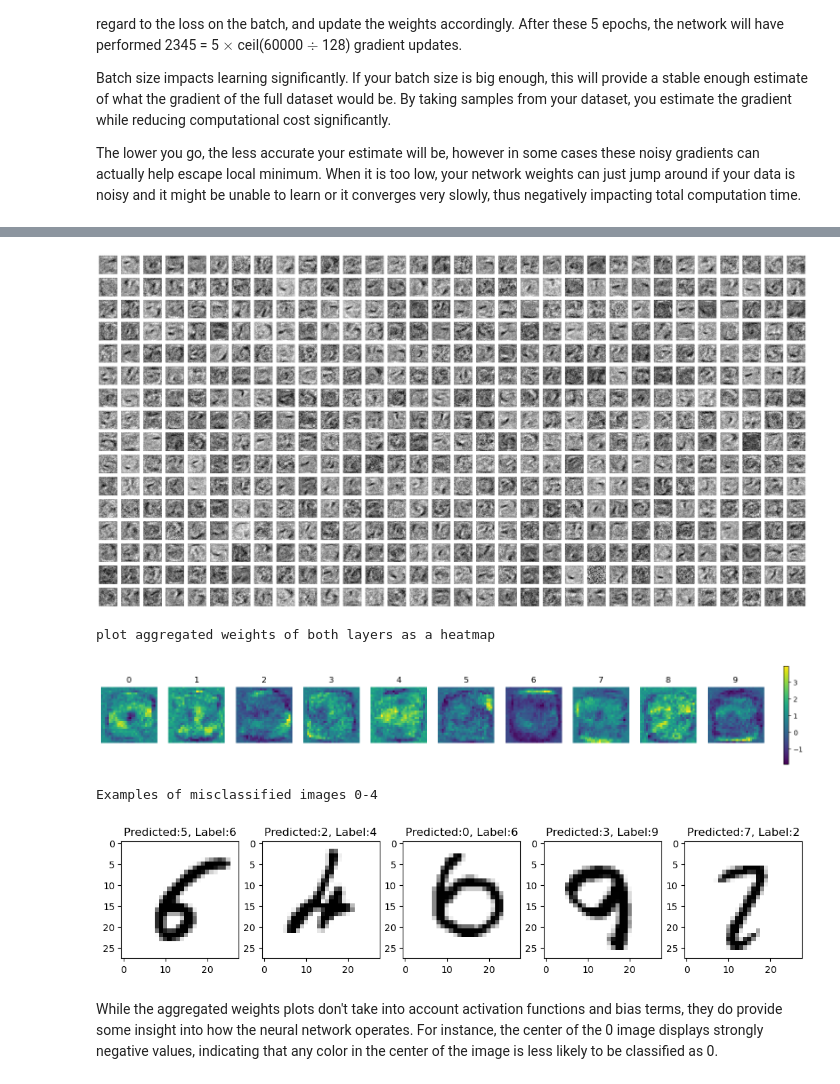
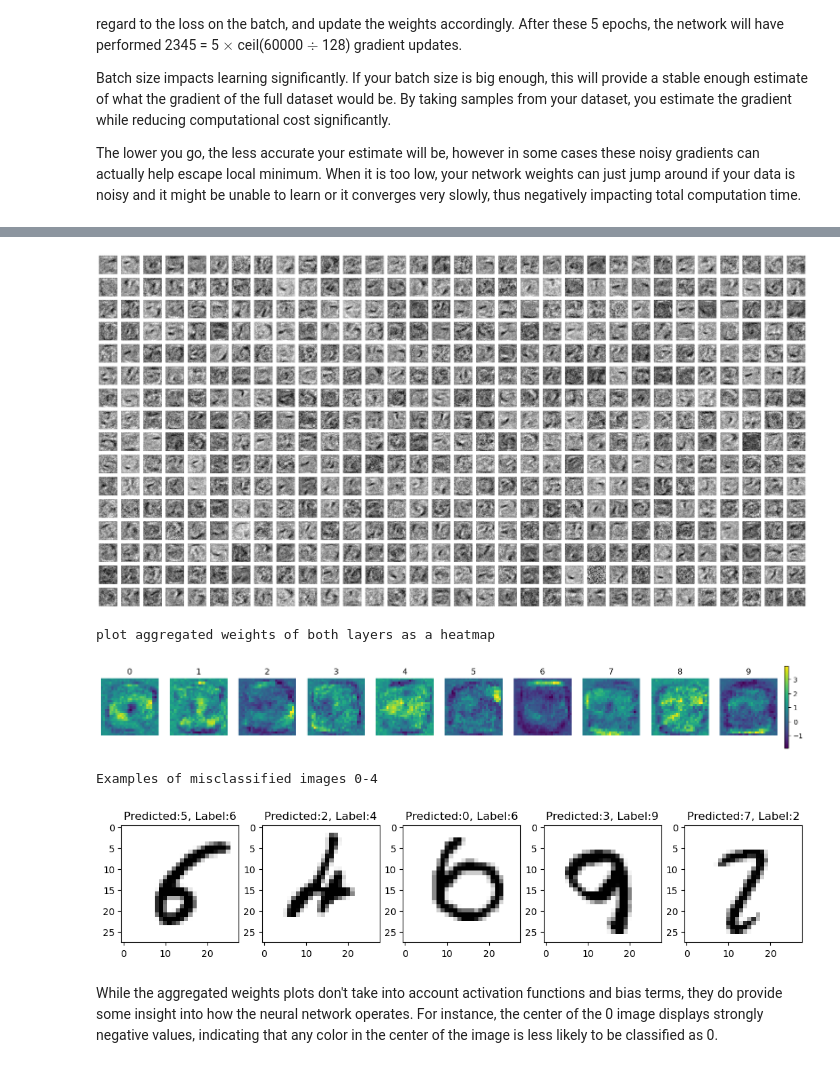
Before and after one commit to ming-zhao/AIML_for_Business, a Jupyter notebook: Neural_Networks.ipynb, the cells around one changed output, grey strips where cells are left out. Drawn from its saved outputs; the diff is of its cells as text; code cells hidden in the pictures.

```diff
--- a/Neural_Networks.ipynb
+++ b/Neural_Networks.ipynb
@@ -16,7 +23,7 @@ from keras.utils.data_utils import get_file
 %matplotlib inline
 
 base = ("https://raw.githubusercontent.com/ming-zhao/ming-zhao.github.io"
-        "/master/AIML_for_Business/Neural_Networks/")
+        "/master/intro_to_analytics/Neural_Networks/")
 # %% [markdown]
 # Neural Networks
 
@@ -347,15 +363,12 @@ plt.show()
 print('plot aggregated weights of both layers as a heatmap')
 # Get aggregated weights and reshape
 weight = (weights[0][0] @ weights[1][0]).reshape(28, 28, -1)
-plt.figure(figsize=(20,10))
-for i in range(10):
-    plt.subplot(1,10,i+1)
-    plt.title(i)
-    plt.imshow(weight[:,:,i], cmap='viridis')
-    plt.axis('off')
-plt.subplots_adjust(bottom=0.1, right=0.8, top=0.9)
-cax = plt.axes([0.82, 0.4, 0.005, 0.2])
-plt.colorbar(cax=cax)
+fig, axes = plt.subplots(nrows=1, ncols=10, figsize=(18,10))
+for i, ax in enumerate(axes):
+    ax.set_title(i)
+    im = ax.imshow(weight[:,:,i], cmap='viridis')
+    ax.axis('off')
+fig.colorbar(im, ax=axes, fraction=0.006, pad=0.01)
 plt.show()
 
 index = 0
@@ -387,10 +400,10 @@ _________________________________________________________________
 Test accuracy is 97.91%
 Out of 10000 testing images, 209 misclassified images.
 
 plot weights of the first layer as a heatmap
 [figure]
 plot aggregated weights of both layers as a heatmap
-[figure, old version]
+[figure, new version]
 Examples of misclassified images 0-4
 [figure]
 # %% [markdown]
```
Also changed, not shown: parts of 23 cells of this notebook.
